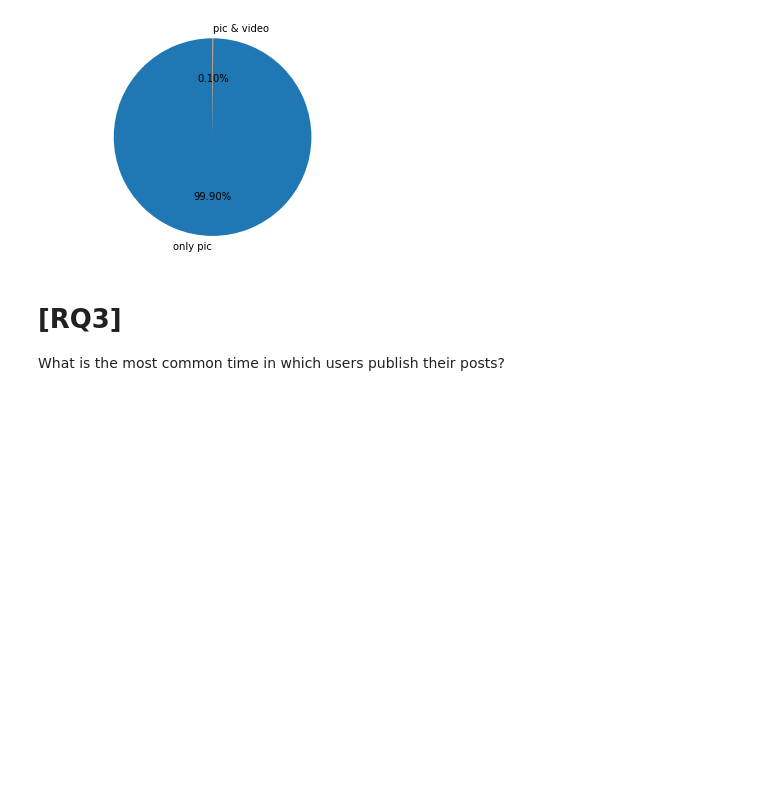
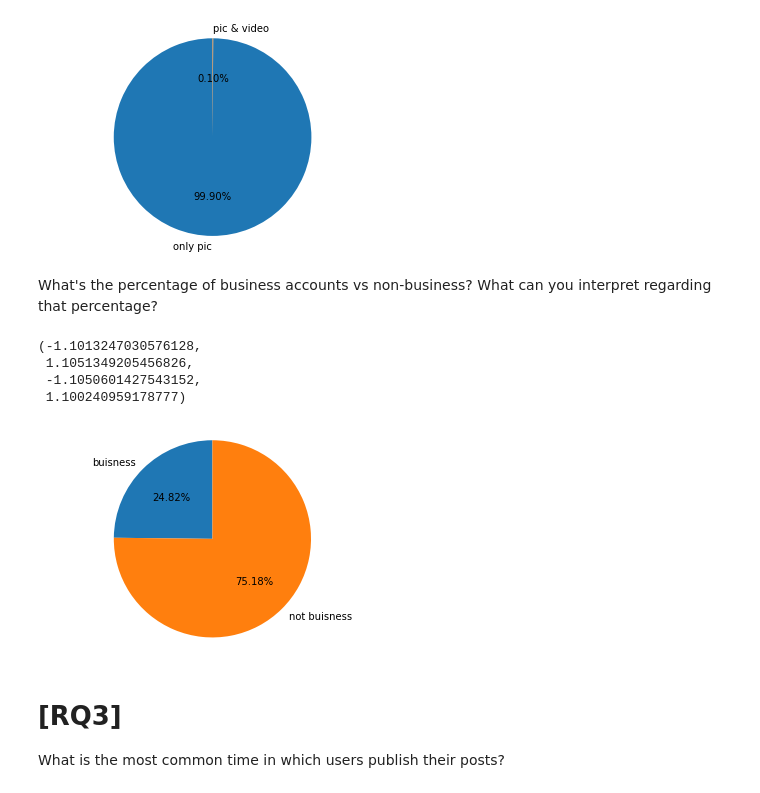
Before and after one commit to sophiaBalestrucci/ADM-HW2, a Jupyter notebook: HW2.ipynb, the cells around one changed output. Drawn from its saved outputs; the diff is of its cells as text; code cells hidden in the pictures; blank space fills up the shorter version.

```diff
--- a/HW2.ipynb
+++ b/HW2.ipynb
@@ -64,6 +151,24 @@ ax1.axis('equal')  # Equal aspect ratio ensures that pie is drawn as a circle.
 plt.show()
 # %% [output]
 [figure]
+# %% [markdown]
+What's the percentage of business accounts vs non-business? What can you interpret regarding that percentage?
+# %%
+data_prof.dropna(subset=['is_business_account'],inplace=True)
+yes=len(data_prof[data_prof['is_business_account']==True])
+no=len(data_prof[data_prof['is_business_account']==False])
+
+labels = 'buisness', 'not buisness'
+sizes = [yes,no]
+fig1, ax1 = plt.subplots()
+ax1.pie(sizes,  labels=labels, startangle=90,autopct='%1.2f%%')
+ax1.axis('equal')  # Equal aspect ratio ensures that pie is drawn as a circle.
+# %% [output]
+(-1.1013247030576128,
+ 1.1051349205456826,
+ -1.1050601427543152,
+ 1.100240959178777)
+[figure, added]
 # %% [markdown]
 # [RQ3]
 What is the most common time in which users publish their posts?
```
Also changed, not shown: parts of 36 cells of this notebook.
